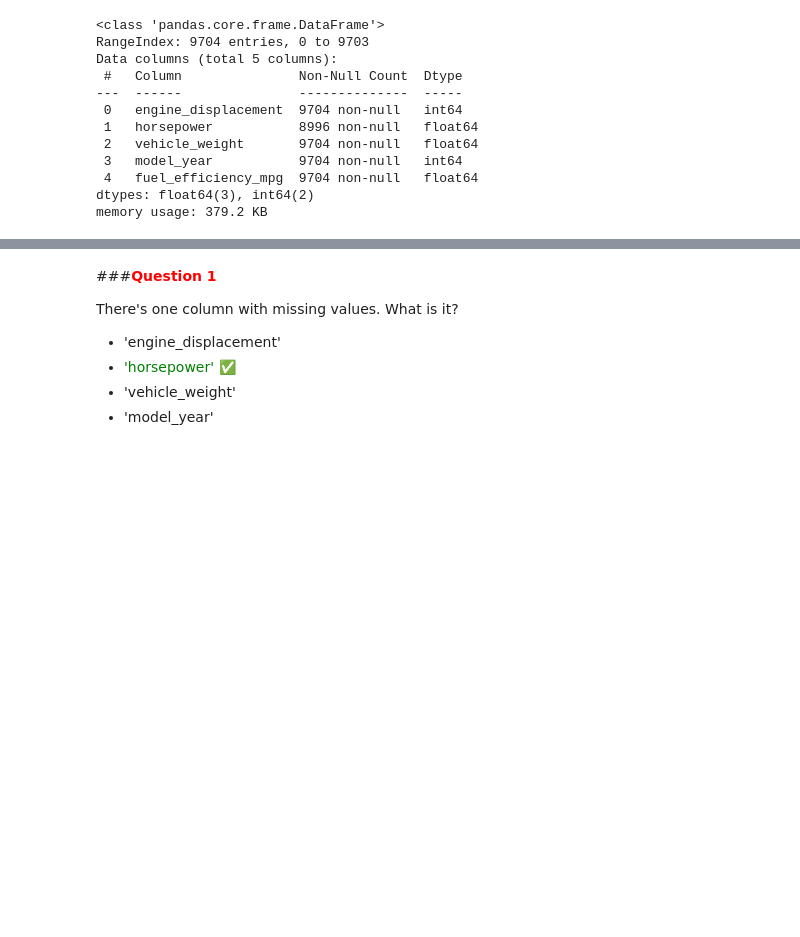
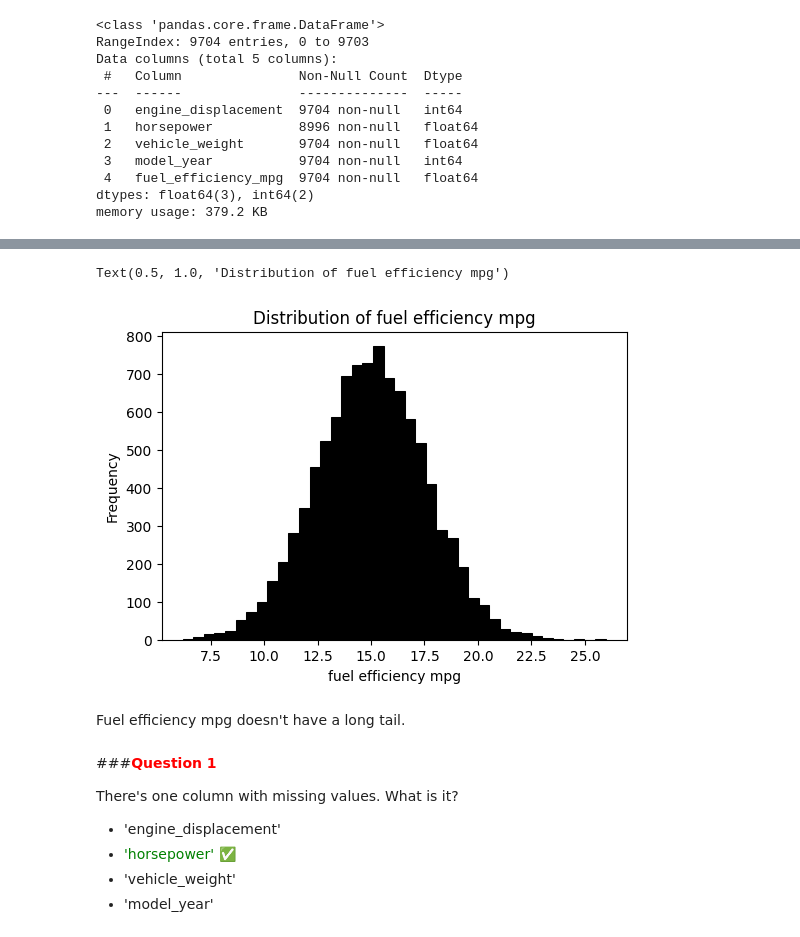
Before and after one commit to bogdan-kovalchuk/course-ml-zoomcamp, a Jupyter notebook: 02-regression/02_regression_homework.ipynb, the cells around one changed output, grey strips where cells are left out. Drawn from its saved outputs; the diff is of its cells as text; code cells hidden in the pictures; blank space fills up the shorter version.

```diff
--- a/02-regression/02_regression_homework.ipynb
+++ b/02-regression/02_regression_homework.ipynb
@@ -45,6 +49,20 @@ df.describe(include='all', percentiles=[.01,.05,.25,.5,.75,.95,.99]).T
 | vehicle_weight | 9704.0 | 3001.280993 | 497.894860 | 952.681761 | 1841.379222 | 2180.951872 | 2666.248985 | 2993.226296 | 3334.957039 | 3819.762217 | 4177.957153 | ... |
 | model_year | 9704.0 | 2011.484027 | 6.659808 | 2000.000000 | 2000.000000 | 2001.000000 | 2006.000000 | 2012.000000 | 2017.000000 | 2022.000000 | 2023.000000 | ... |
 | fuel_efficiency_mpg | 9704.0 | 14.985243 | 2.556468 | 6.200971 | 8.996637 | 10.762305 | 13.267459 | 15.006037 | 16.707965 | 19.150022 | 20.882064 | ... |
+# %%
+
+
+plt.figure(figsize=(6, 4))
+
+sns.histplot(df["fuel_efficiency_mpg"], bins=40, color='black', alpha=1)
+plt.ylabel('Frequency')
+plt.xlabel('fuel efficiency mpg')
+plt.title('Distribution of fuel efficiency mpg')
+# %% [output]
+Text(0.5, 1.0, 'Distribution of fuel efficiency mpg')
+[figure, added]
+# %% [markdown]
+Fuel efficiency mpg doesn't have a long tail.
 # %% [markdown]
 ###**<font color='red'>Question 1 </font>**
 
```
Also changed, not shown: parts of 3 cells of this notebook.
